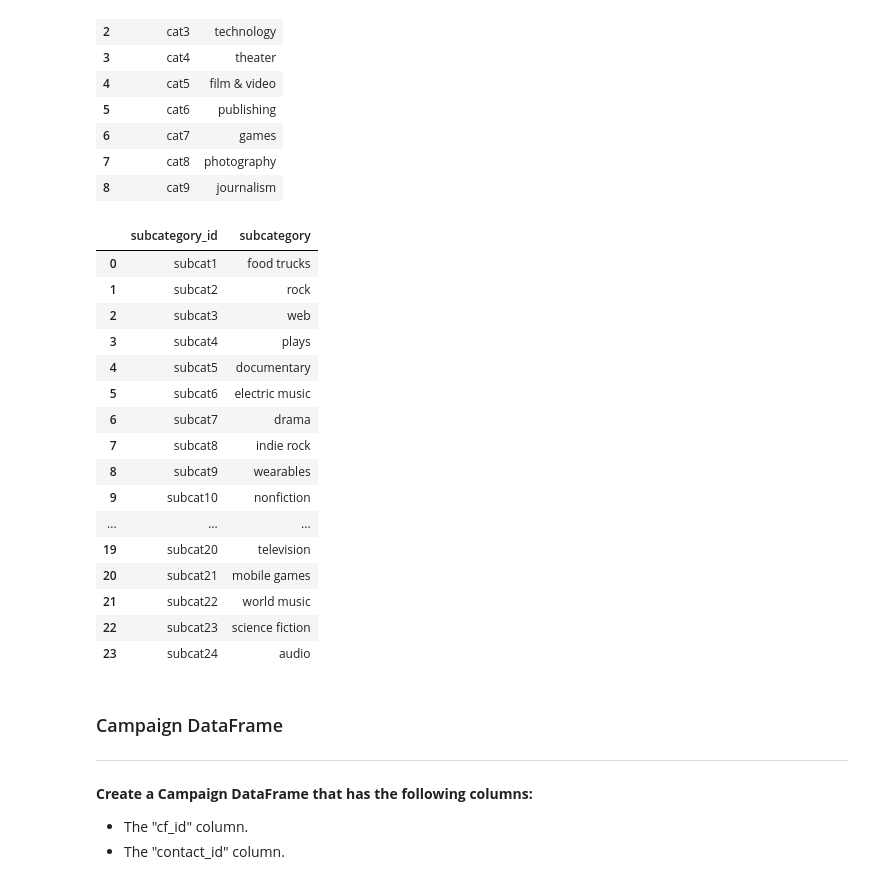
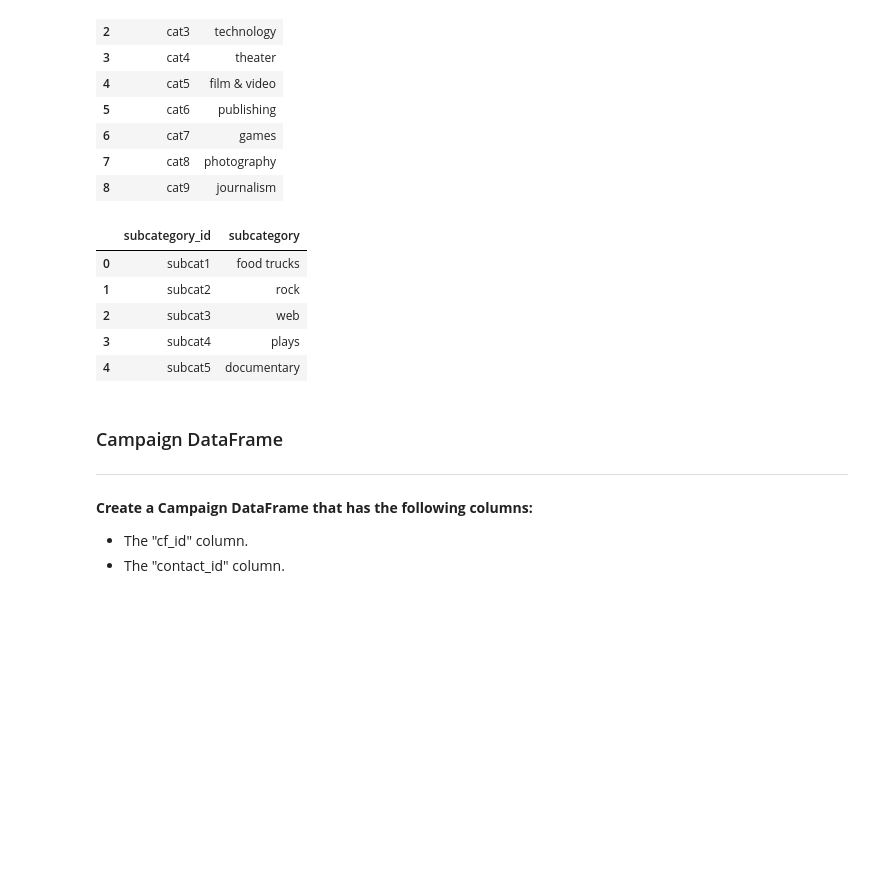
Before and after one commit to Ethan-sev/Crowdfunding_ETL, a Jupyter notebook: Starter_Files/ETL_Mini_Project_ESeverance_JMorris.ipynb, the cells around one changed output. Cells and saved outputs as stored; diff of their text form; code cells hidden in the pictures; blank space fills up the shorter version.

```diff
--- a/Starter_Files/ETL_Mini_Project_ESeverance_JMorris.ipynb
+++ b/Starter_Files/ETL_Mini_Project_ESeverance_JMorris.ipynb
@@ -98,6 +60,8 @@ Index(['cf_id', 'contact_id', 'company_name', 'blurb', 'goal', 'pledged',
       dtype='object')
 # %%
 # Assign the category and subcategory values to category and subcategory columns.
+crowdfunding_info_df[['category','subcategory']] = crowdfunding_info_df ["category & sub-category"].str.split('/' , expand=True)
+crowdfunding_info_df.head()
 # %% [output]
 |  | cf_id | contact_id | company_name | blurb | goal | pledged | outcome | backers_count | country | ... |
 | 0 | 147 | 4661 | Baldwin, Riley and Jackson | Pre-emptive tertiary standardization | 100 | 0 | failed | 0 | CA | ... |
@@ -107,6 +71,8 @@ Index(['cf_id', 'contact_id', 'company_name', 'blurb', 'goal', 'pledged',
 | 4 | 1365 | 2199 | Larson-Little | Proactive foreground core | 7600 | 5265 | failed | 53 | US | ... |
 # %%
 # Get the unique categories and subcategories in separate lists.
+categories = crowdfunding_info_df['category'].unique()
+subcategories = crowdfunding_info_df['subcategory'].unique()
 
 
 print(categories)
@@ -139,7 +112,8 @@ print(subcategory_ids)
 # %%
 # Use a list comprehension to add "cat" to each category_id.
-
+cat_ids = [f"cat{category_id}" for category_id in category_ids]
 # Use a list comprehension to add "subcat" to each subcategory_id.
+scat_ids = [f"subcat{subcategory_id}" for subcategory_id in subcategory_ids]
 
 
 print(cat_ids)
@@ -149,8 +123,12 @@ print(scat_ids)
 ['subcat1', 'subcat2', 'subcat3', 'subcat4', 'subcat5', 'subcat6', 'subcat7', 'subcat8', 'subcat9', 'subcat10', 'subcat11', 'subcat12', 'subcat13', 'subcat14', 'subcat15', 'subcat16', 'subcat17', 'sub ...
 # %%
 # Create a category DataFrame with the category_id array as the category_id and categories list as the category name.
+category_dict = {'category_id' : cat_ids , 'category' : categories}
+category_df = pd.DataFrame(category_dict)
 
 # Create a category DataFrame with the subcategory_id array as the subcategory_id and subcategories list as the subcategory name.
+subcategory_dict = {'subcategory_id' : scat_ids , 'subcategory' : subcategories}
+subcategory_df = pd.DataFrame(subcategory_dict)
 # %%
 category_df
 # %% [output]
@@ -165,25 +143,14 @@ category_df
 | 7 | cat8 | photography |
 | 8 | cat9 | journalism |
 # %%
-subcategory_df
+subcategory_df.head()
 # %% [output]
 |  | subcategory_id | subcategory |
 | 0 | subcat1 | food trucks |
 | 1 | subcat2 | rock |
 | 2 | subcat3 | web |
 | 3 | subcat4 | plays |
 | 4 | subcat5 | documentary |
-| 5 | subcat6 | electric music |
-| 6 | subcat7 | drama |
-| 7 | subcat8 | indie rock |
-| 8 | subcat9 | wearables |
-| 9 | subcat10 | nonfiction |
-| ... | ... | ... |
-| 19 | subcat20 | television |
-| 20 | subcat21 | mobile games |
-| 21 | subcat22 | world music |
-| 22 | subcat23 | science fiction |
-| 23 | subcat24 | audio |
 # %%
 # Export categories_df and subcategories_df as CSV files.
 category_df.to_csv("Resources/category.csv", index=False)
```
Also changed, not shown: parts of 19 cells of this notebook, 3 other files.
